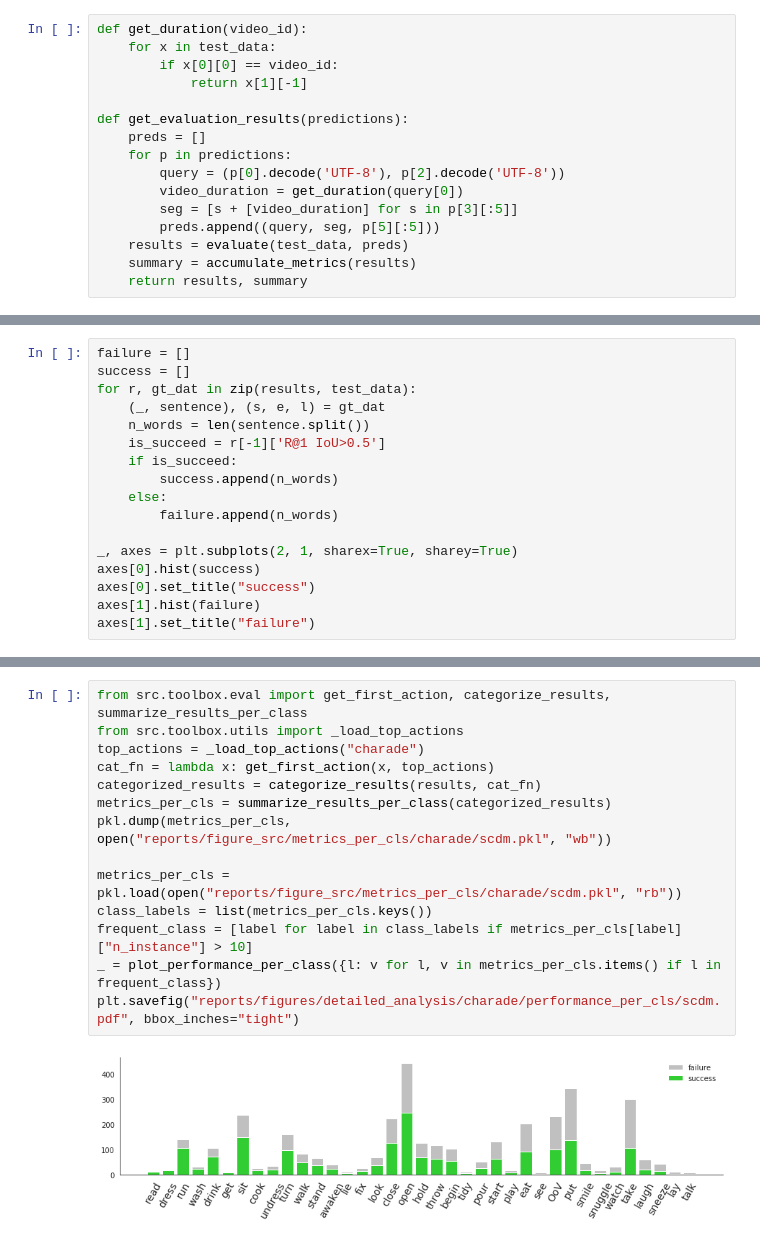
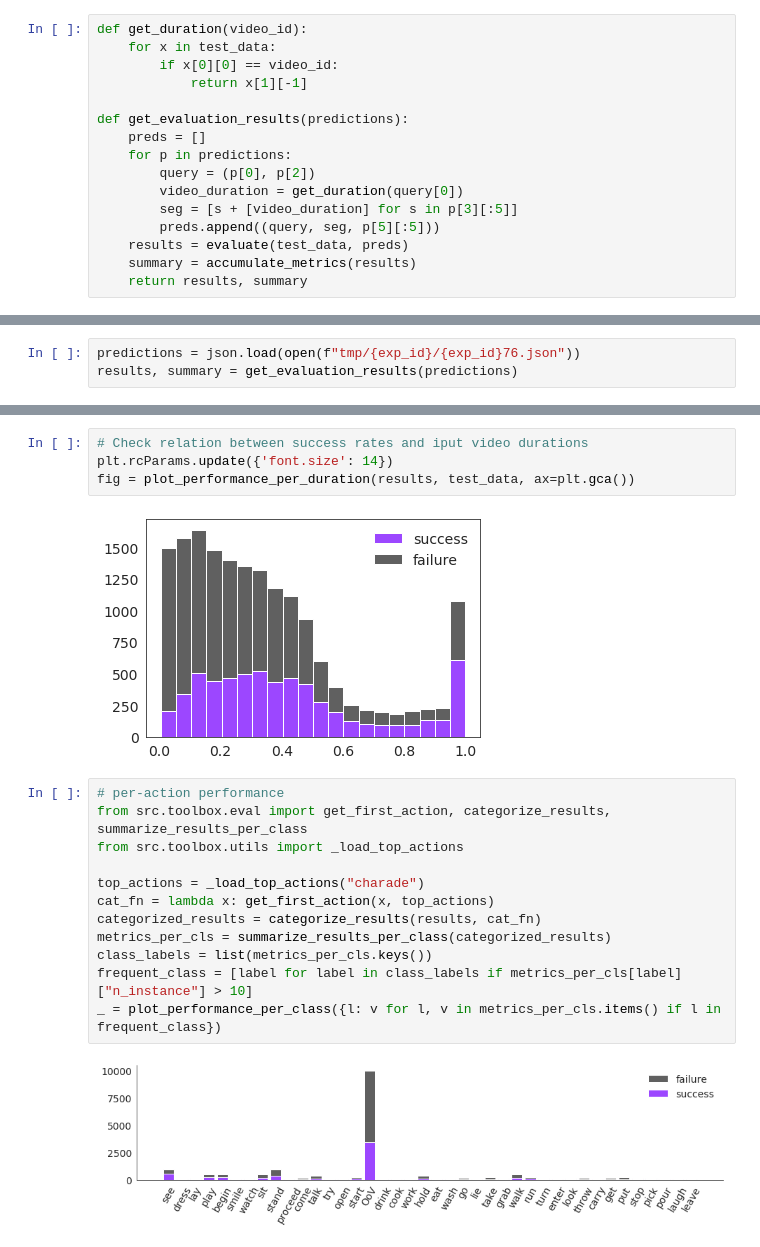
Before and after one commit to mayu-ot/hidden-challenges-MR, a Jupyter notebook: notebooks/report/SCDM_ActivityNet.ipynb, the cells around one changed output, grey strips where cells are left out. Saved outputs shown, nothing was run; the diff lists cells and outputs as text.

```diff
--- a/notebooks/report/SCDM_ActivityNet.ipynb
+++ b/notebooks/report/SCDM_ActivityNet.ipynb
@@ -28,7 +41,7 @@ def get_duration(video_id):
 def get_evaluation_results(predictions):
     preds = []
     for p in predictions:
-        query = (p[0].decode('UTF-8'), p[2].decode('UTF-8'))
+        query = (p[0], p[2])
         video_duration = get_duration(query[0])
         seg = [s + [video_duration] for s in p[3][:5]]
         preds.append((query, seg, p[5][:5]))
@@ -94,17 +50,0 @@ f"{shuffle_summary['R@1 IoU>0.5']*100:.2f}"
-# %%
-failure = []
-success = []
-for r, gt_dat in zip(results, test_data):
-    (_, sentence), (s, e, l) = gt_dat
-    n_words = len(sentence.split())
-    is_succeed = r[-1]['R@1 IoU>0.5']
-    if is_succeed:
-        success.append(n_words)
-    else:
-        failure.append(n_words)
-
-_, axes = plt.subplots(2, 1, sharex=True, sharey=True)
-axes[0].hist(success)
-axes[0].set_title("success")
-axes[1].hist(failure)
-axes[1].set_title("failure")
@@ -135,0 +51,3 @@ top_actions = [word for word, _ in verb_c.most_common(k)]
+# %%
+predictions = json.load(open(f"tmp/{exp_id}/{exp_id}76.json"))
+results, summary = get_evaluation_results(predictions)
@@ -136,16 +75,20 @@ top_actions = [word for word, _ in verb_c.most_common(k)]
+# %%
+# Check relation between success rates and iput video durations
+plt.rcParams.update({'font.size': 14})
+fig = plot_performance_per_duration(results, test_data, ax=plt.gca())
+# %% [output]
+[figure, added]
 # %%
+# per-action performance
 from src.toolbox.eval import get_first_action, categorize_results, summarize_results_per_class
 from src.toolbox.utils import _load_top_actions
+
 top_actions = _load_top_actions("charade")
 cat_fn = lambda x: get_first_action(x, top_actions)
 categorized_results = categorize_results(results, cat_fn)
 metrics_per_cls = summarize_results_per_class(categorized_results)
-pkl.dump(metrics_per_cls, open("reports/figure_src/metrics_per_cls/charade/scdm.pkl", "wb"))
-
-metrics_per_cls = pkl.load(open("reports/figure_src/metrics_per_cls/charade/scdm.pkl", "rb"))
 class_labels = list(metrics_per_cls.keys())
 frequent_class = [label for label in class_labels if metrics_per_cls[label]["n_instance"] > 10]
 _ = plot_performance_per_class({l: v for l, v in metrics_per_cls.items() if l in frequent_class})
-plt.savefig("reports/figures/detailed_analysis/charade/performance_per_cls/scdm.pdf", bbox_inches="tight")
 # %% [output]
-[figure, old version]
+[figure, new version]
```
Also changed, not shown: parts of 18 cells of this notebook, 31 other files.
